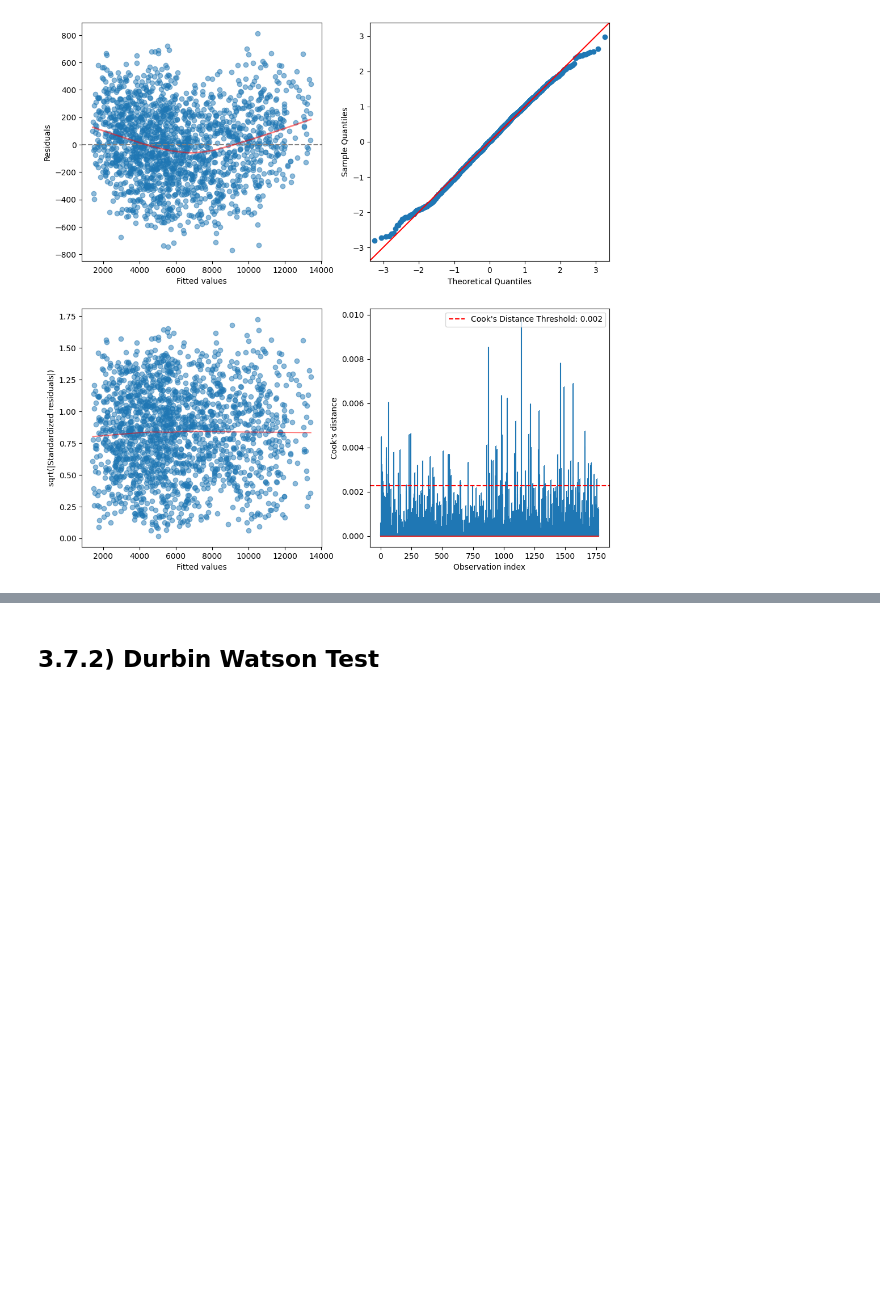
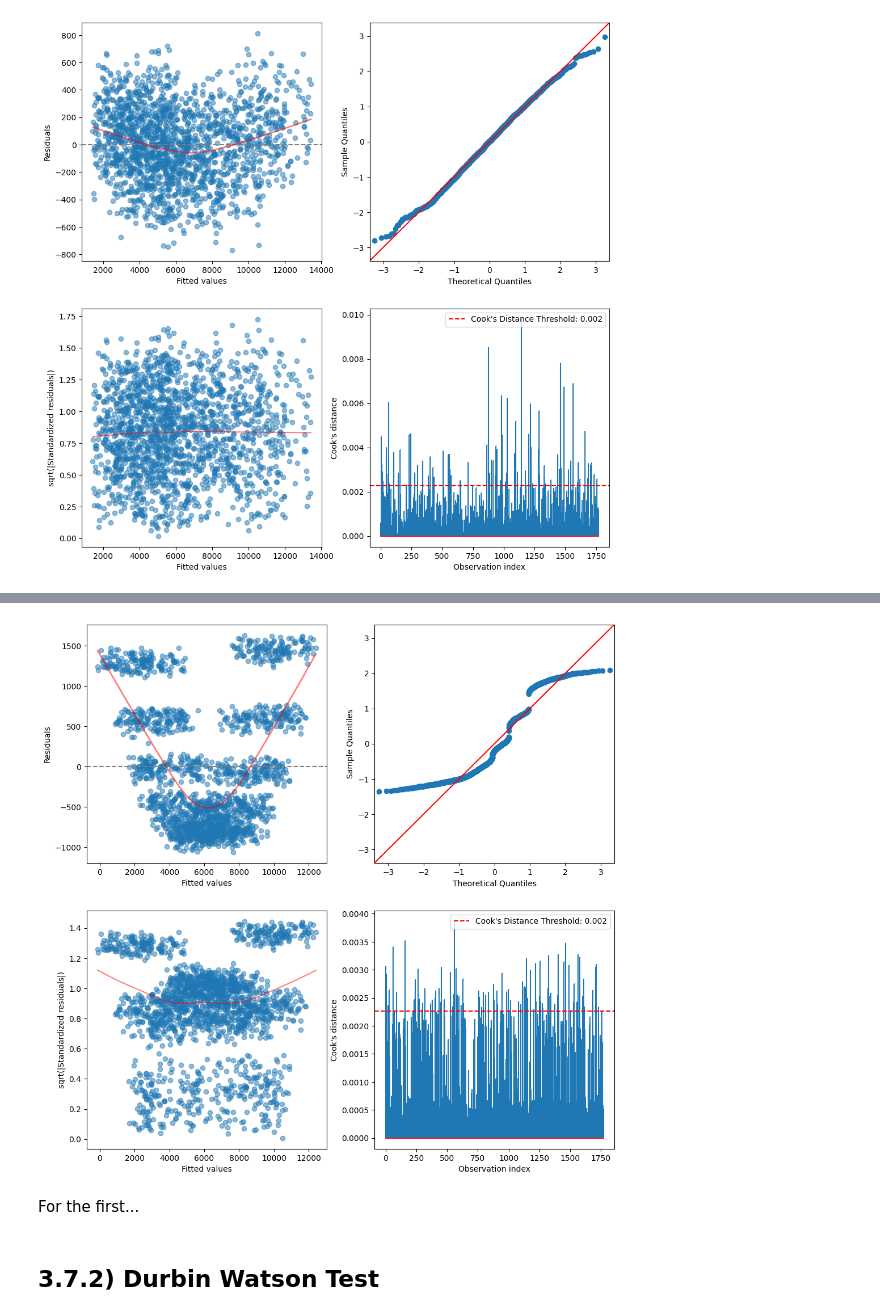
Before and after one commit to LAIN-21/linear_regression_lab, a Jupyter notebook: src/Linear_Regression_LAB (1).ipynb, the cells around one changed output, grey strips where cells are left out. Saved outputs shown, nothing was run; the diff lists cells and outputs as text; code cells hidden in the pictures; blank space fills up the shorter version.

```diff
--- a/src/Linear_Regression_LAB (1).ipynb
+++ b/src/Linear_Regression_LAB (1).ipynb
@@ -805,3 +809,9 @@ ols_resid_plots(best_model_train)
+# %%
+ols_resid_plots(original_model)
+# %% [output]
+[figure, added]
+# %% [markdown]
+For the first...
 # %% [markdown]
 ## 3.7.2) Durbin Watson Test
 # %%
```
Also changed, not shown: parts of 1 cell of this notebook.
